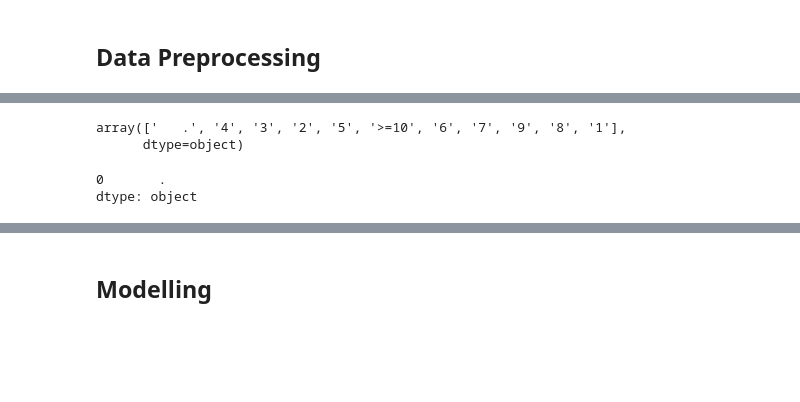
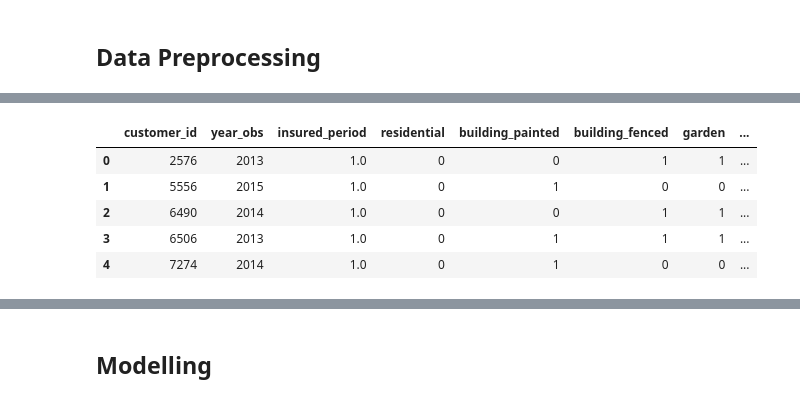
Before and after one commit to praistarr/Insurance-claim-prediction, a Jupyter notebook: Insurance_prediction.ipynb, the cells around one changed output, grey strips where cells are left out. Saved outputs shown, nothing was run; the diff lists cells and outputs as text; code cells hidden in the pictures; blank space fills up the shorter version.

```diff
--- a/Insurance_prediction.ipynb
+++ b/Insurance_prediction.ipynb
@@ -261,4 +257,4 @@ dtype: int64
 # %%
 missing_col = ['building_dimension', 'date_of_occupancy']
 for i in missing_col:
-  data[i] = data[i].fillna(method = 'ffill')
+  data[i] = data[i].fillna(data[i].median())
@@ -265,3 +272,17 @@ for i in missing_col:
+# %%
+from sklearn.preprocessing import LabelEncoder
+encoder = LabelEncoder()
+for i in obj_col:
+  data[i] = encoder.fit_transform(data[i])
+
+data.head()
+# %% [output]
+|  | customer_id | year_obs | insured_period | residential | building_painted | building_fenced | garden | ... |
+| 0 | 2576 | 2013 | 1.0 | 0 | 0 | 1 | 1 | ... |
+| 1 | 5556 | 2015 | 1.0 | 0 | 1 | 0 | 0 | ... |
+| 2 | 6490 | 2014 | 1.0 | 0 | 0 | 1 | 1 | ... |
+| 3 | 6506 | 2013 | 1.0 | 0 | 1 | 1 | 1 | ... |
+| 4 | 7274 | 2014 | 1.0 | 0 | 1 | 0 | 0 | ... |
 # %%
 #occupancy age is how long a particular person has been living in the house
 data['occupancy_age'] = (data['year_obs'] - data['date_of_occupancy']).abs()
@@ -270,10 +290,0 @@ data = data.drop(['customer_id', 'garden', 'date_of_occupancy', 'year_obs', 'geo
-# %%
-data['win_num'].unique()
-# %% [output]
-array(['   .', '4', '3', '2', '5', '>=10', '6', '7', '9', '8', '1'],
-      dtype=object)
-# %%
-data['win_num'].mode()
-# %% [output]
-0       .
-dtype: object
```
Also changed, not shown: parts of 47 cells of this notebook.
